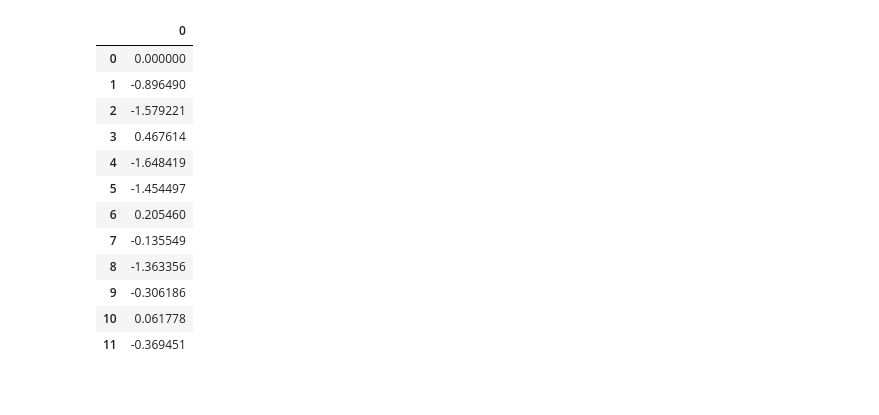
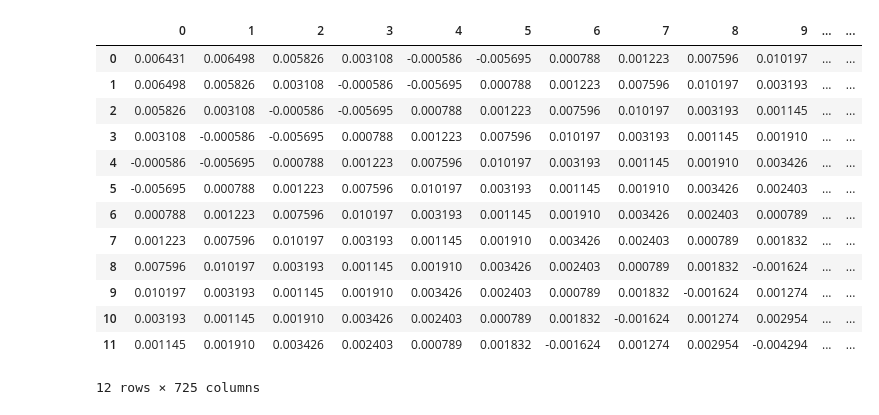
Before and after one commit to JonRMichel/METS, a Jupyter notebook: multistep forecasting.ipynb, the cells around one changed output. Saved outputs shown, nothing was run; the diff lists cells and outputs as text; code cells hidden in the pictures.

```diff
--- a/multistep forecasting.ipynb
+++ b/multistep forecasting.ipynb
@@ -44,0 +11,5 @@ for index in range(0,len(ts)-12):
+# %%
+data = pd.read_excel('C:/Users/michelj8/Documents/GitHub/METS/fred_md.xlsx')
+data = data.set_index('sasdate')
+series_list = data.columns
+data.head()
@@ -44,0 +25,36 @@ for index in range(0,len(ts)-12):
+# %%
+lag_length = 12
+L_approx = np.zeros([lag_length,lag_length])
+
+for row in range(1,lag_length):
+    L_approx[row,row-1] =1
+
+def stack_ts(ts):
+    stacked_ts = np.zeros([lag_length,len(ts)-lag_length])
+
+    for time in range(0, len(ts)-lag_length):
+        stacked_ts[:,time] = ts[time:time+lag_length]
+
+    return stacked_ts
+
+def ols_mets(ts, grid_size):
+    stacked_ts = stack_ts(ts)
+
+    min_rho =  0.0
+    filter_matrix = expm(min_rho*L_approx)
+    resid = np.dot(filter_matrix,stacked_ts)[-1]
+    min_alpha =  np.mean(resid)
+    min_obj = np.square(np.std(resid))
+
+    for rho in np.linspace(-2,2,grid_size):
+        filter_matrix = expm(rho*L_approx)
+        resid = np.dot(filter_matrix,stacked_ts)[-1]
+        alpha =  np.mean(resid)
+        obj = np.square(np.std(resid))
+
+        if obj < min_obj:
+            min_alpha = alpha
+            min_rho = rho
+            min_obj = obj
+
+    return [min_alpha, min_rho, min_obj]
@@ -44,0 +72,2 @@ for index in range(0,len(ts)-12):
+# %%
+ts = np.log(data['RPI'].iloc[2:]).diff().dropna().values
@@ -45,16 +95,17 @@ for index in range(0,len(ts)-12):
 # %%
-pd.DataFrame(np.dot(L_approx,ts[-12:]))
+pd.DataFrame(stack_ts(ts))
 # %% [output]
-|  | 0 |
-| 0 | 0.000000 |
-| 1 | -0.896490 |
-| 2 | -1.579221 |
-| 3 | 0.467614 |
-| 4 | -1.648419 |
-| 5 | -1.454497 |
-| 6 | 0.205460 |
-| 7 | -0.135549 |
-| 8 | -1.363356 |
-| 9 | -0.306186 |
-| 10 | 0.061778 |
-| 11 | -0.369451 |
+|  | 0 | 1 | 2 | 3 | 4 | 5 | 6 | 7 | 8 | 9 | ... | ... |
+| 0 | 0.006431 | 0.006498 | 0.005826 | 0.003108 | -0.000586 | -0.005695 | 0.000788 | 0.001223 | 0.007596 | 0.010197 | ... | ... |
+| 1 | 0.006498 | 0.005826 | 0.003108 | -0.000586 | -0.005695 | 0.000788 | 0.001223 | 0.007596 | 0.010197 | 0.003193 | ... | ... |
+| 2 | 0.005826 | 0.003108 | -0.000586 | -0.005695 | 0.000788 | 0.001223 | 0.007596 | 0.010197 | 0.003193 | 0.001145 | ... | ... |
+| 3 | 0.003108 | -0.000586 | -0.005695 | 0.000788 | 0.001223 | 0.007596 | 0.010197 | 0.003193 | 0.001145 | 0.001910 | ... | ... |
+| 4 | -0.000586 | -0.005695 | 0.000788 | 0.001223 | 0.007596 | 0.010197 | 0.003193 | 0.001145 | 0.001910 | 0.003426 | ... | ... |
+| 5 | -0.005695 | 0.000788 | 0.001223 | 0.007596 | 0.010197 | 0.003193 | 0.001145 | 0.001910 | 0.003426 | 0.002403 | ... | ... |
+| 6 | 0.000788 | 0.001223 | 0.007596 | 0.010197 | 0.003193 | 0.001145 | 0.001910 | 0.003426 | 0.002403 | 0.000789 | ... | ... |
+| 7 | 0.001223 | 0.007596 | 0.010197 | 0.003193 | 0.001145 | 0.001910 | 0.003426 | 0.002403 | 0.000789 | 0.001832 | ... | ... |
+| 8 | 0.007596 | 0.010197 | 0.003193 | 0.001145 | 0.001910 | 0.003426 | 0.002403 | 0.000789 | 0.001832 | -0.001624 | ... | ... |
+| 9 | 0.010197 | 0.003193 | 0.001145 | 0.001910 | 0.003426 | 0.002403 | 0.000789 | 0.001832 | -0.001624 | 0.001274 | ... | ... |
+| 10 | 0.003193 | 0.001145 | 0.001910 | 0.003426 | 0.002403 | 0.000789 | 0.001832 | -0.001624 | 0.001274 | 0.002954 | ... | ... |
+| 11 | 0.001145 | 0.001910 | 0.003426 | 0.002403 | 0.000789 | 0.001832 | -0.001624 | 0.001274 | 0.002954 | -0.004294 | ... | ... |
+12 rows × 725 columns
```
Also changed, not shown: parts of 8 cells of this notebook.
